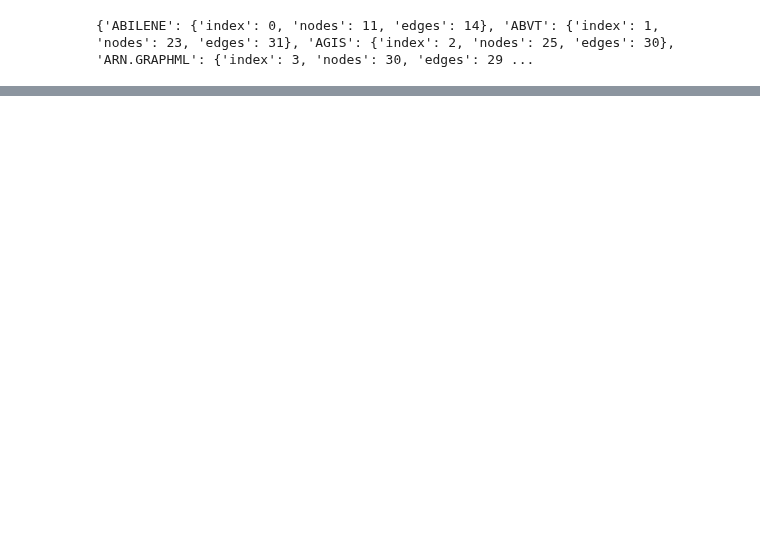
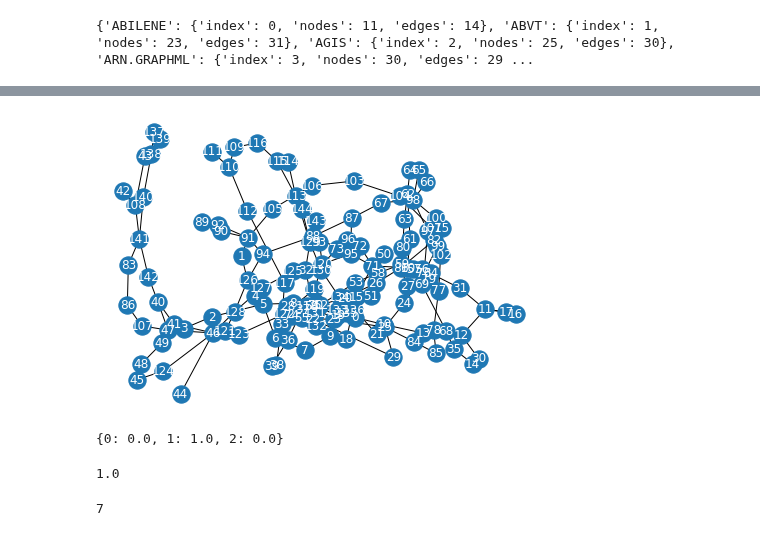
Before and after one commit to odunayo12/Skoltech-PhD-Thesis, a Jupyter notebook: _codes/SIR/Influential-nodes-identification-in-complex-networks-via-information-entropy/experiments and data/different_multi.ipynb, the cells around one changed output, grey strips where cells are left out. Cells and saved outputs as stored; diff of their text form; code cells hidden in the pictures; blank space fills up the shorter version.

```diff
--- a/_codes/SIR/Influential-nodes-identification-in-complex-networks-via-information-entropy/experiments and data/different_multi.ipynb
+++ b/_codes/SIR/Influential-nodes-identification-in-complex-networks-via-information-entropy/experiments and data/different_multi.ipynb
@@ -173,0 +246,23 @@ random_hex_numbers(5)
+# %%
+[nodes for nodes in G.nodes()]
+nx.draw(G, cmap=plt.get_cmap('viridis'), with_labels=True, font_color='white')
+# %% [output]
+[figure, added]
+# %%
+f = nx.path_graph(3)
+bb = nx.betweenness_centrality(f)
+print(bb)
+isinstance(bb, dict)
+# True
+nx.set_node_attributes(f, bb, "betweenness")
+f.nodes[1]["betweenness"]
+# 1.0
+# %% [output]
+{0: 0.0, 1: 1.0, 2: 0.0}
+1.0
+# %%
+clusters__pair
+gGrahps[8]
+len("#000000")
+# %% [output]
+7
```
Also changed, not shown: parts of 18 cells of this notebook, 3 other files.
